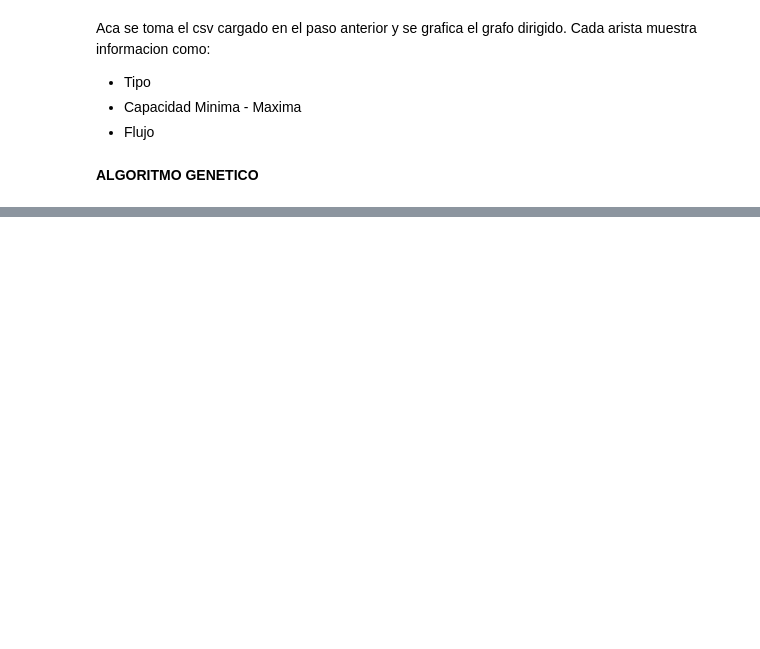
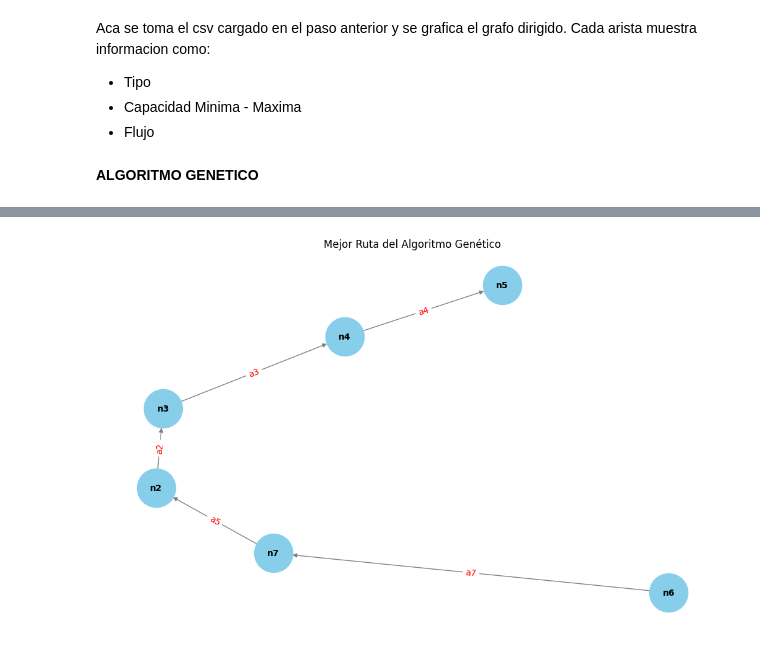
Before and after one commit to KennetJRamirez/Algoritmos-Geneticos, a Jupyter notebook: AlgoritmosGeneticos.ipynb, the cells around one changed output, grey strips where cells are left out. Saved outputs shown, nothing was run; the diff lists cells and outputs as text; code cells hidden in the pictures; blank space fills up the shorter version.

```diff
--- a/AlgoritmosGeneticos.ipynb
+++ b/AlgoritmosGeneticos.ipynb
@@ -447,4 +442,4 @@ def evolucionar(grafo):
 # %%
 # Ejecutar
 grafo = cargar_grafo_csv_unico("datos_llenos.csv")
-historial = evolucionar(grafo)
+historial, mejor_camino = evolucionar(grafo)
@@ -459,6 +469,0 @@ plt.show()
-# %%
-# Imprimir ruta usada por el AG
-print("\nMejor camino encontrado:")
-for i, arista_id in enumerate(mejor_camino, 1):
-    datos = grafo["aristas"][arista_id]
-    print(f"{i}. {datos['origen']} → {datos['destino']}  (ID: {arista_id})")
@@ -506,0 +470,25 @@ graficar_mejor_camino(grafo, mejor_camino)
+# %%
+
+import networkx as nx
+import matplotlib.pyplot as plt
+
+# Graficar usando mejor_camino guardado, SIN volver a llamar evolucionar
+G = nx.DiGraph()
+for arista_id in mejor_camino:
+    origen = grafo["aristas"][arista_id]["origen"]
+    destino = grafo["aristas"][arista_id]["destino"]
+    G.add_edge(origen, destino, label=arista_id)
+
+pos = nx.spring_layout(G, seed=42)
+edge_labels = nx.get_edge_attributes(G, 'label')
+
+plt.figure(figsize=(10, 6))
+nx.draw(G, pos, with_labels=True, node_color="skyblue", node_size=2000,
+        font_size=10, font_weight='bold', edge_color="gray", arrows=True)
+nx.draw_networkx_edge_labels(G, pos, edge_labels=edge_labels, font_color='red')
+
+plt.title("Mejor Ruta del Algoritmo Genético")
+plt.axis("off")
+plt.show()
+# %% [output]
+[figure, added]
```
Also changed, not shown: parts of 8 cells of this notebook.
